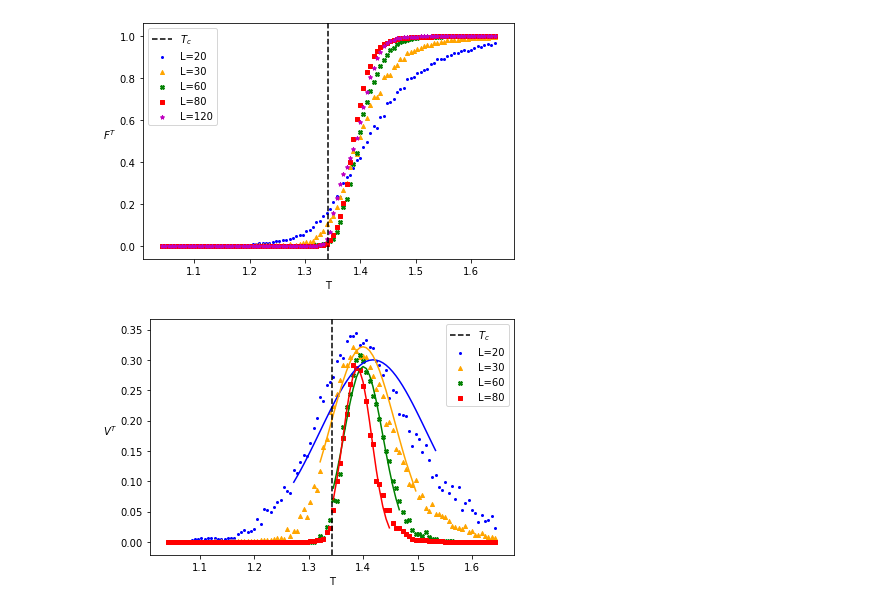
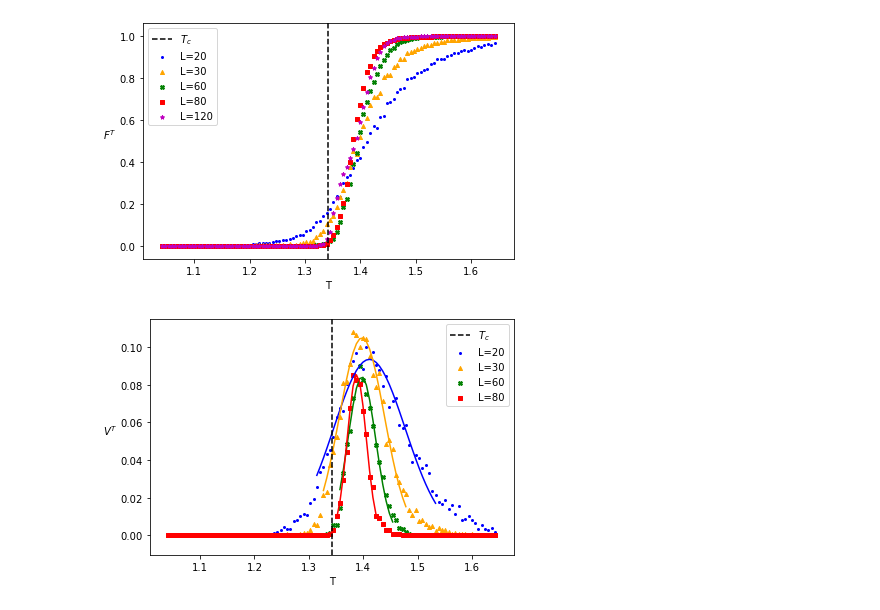
Before and after one commit to diana-sukhoverkhova/ising-nn-plots, a Jupyter notebook: get_F_V_plots.ipynb, the cells around one changed output. Drawn from its saved outputs; the diff is of its cells as text; code cells hidden in the pictures.

```diff
--- a/get_F_V_plots.ipynb
+++ b/get_F_V_plots.ipynb
@@ -16,7 +16,7 @@ def average_outs(outs):
     return np.array([sum(outs[i*512:(i+1)*512])/512 for i in range(num_temps)])
 
 def stds_outs(outs):
-    return np.array([np.std(outs[i*512:(i+1)*512]) for i in range(num_temps)])
+    return np.power(np.array([np.std(outs[i*512:(i+1)*512]) for i in range(num_temps)]), 2)
 
 num_temps = 100
 
@@ -71,7 +71,8 @@ plt.savefig(f'images/sq-{M}-F.png')
 def gaussian(x, amp, mu, sigma):
     return (amp/(np.sqrt(2*np.pi)*sigma))*np.exp(-(x-mu)**2 / (2*sigma**2))
 
-threshold = [0.1, 0.1, 0.05, 0.05, 0.01]
+# threshold = [0.1, 0.1, 0.05, 0.05, 0.01]
+threshold = [0.02, 0.02, 0.01, 0.01, 0.005]
 
 data = [stds_outs(outs_[j][:, 0])[stds_outs(outs_[j][:, 0]) > threshold[j]] for j in range(len(Ls))]
 temp = [T[stds_outs(outs_[j][:, 0]) > threshold[j]] for j in range(len(Ls))]
@@ -129,7 +130,7 @@ for i, L in enumerate(Ls):
 # %%
 ### plot of predictions F(T) ###
 
-sfor i, L in enumerate(Ls):
+for i, L in enumerate(Ls):
     plt.scatter(T, average_outs(outs_[i]), marker=markers[i], label=f'L={L}', c=colors[i], s=16)
     plt.xlabel('T')
     plt.ylabel('$F^T$', rotation='horizontal', labelpad=10.0)
@@ -143,28 +144,29 @@ plt.savefig(f'images/tr-{Jd}-F.png')
 # %%
 ### get parameters of Gaussian fit ###
 
 def gaussian(x, amp, mu, sigma):
     return (amp/(np.sqrt(2*np.pi)*sigma))*np.exp(-(x-mu)**2 / (2*sigma**2))
 
-threshold = [0.1, 0.1, 0.05, 0.05, 0.01]
+# threshold = [0.1, 0.1, 0.05, 0.05, 0.01]
+threshold = [0.02, 0.02, 0.01, 0.01, 0.005]
 
 data = [stds_outs(outs_[j])[stds_outs(outs_[j]) > threshold[j]] for j in range(len(Ls))]
 temp = [T[stds_outs(outs_[j]) > threshold[j]] for j in range(len(Ls))]
 
 with open(f'var_params/triangular/popt_{Jd}.npy', 'rb') as f:
     popt_ = np.load(f)
 
 ### plot of variance of F(T) = V(T) and Gaussian fit ###
 
 for i, L in enumerate(Ls[:-1]):
     plt.scatter(T, stds_outs(outs_[i]), marker=markers[i], label=f'L={L}', c=colors[i], s=16)
     plt.plot(temp[i], gaussian(temp[i], popt_[i][0], popt_[i][1], popt_[i][2]), c=colors[i])
     plt.xlabel('T')
     plt.ylabel('$V^T$', rotation='horizontal', labelpad=10.0)
 
 plt.axvline(x=T_c, color='black', linestyle='--', label='$T_c$')
 plt.legend()
 plt.tight_layout()
 plt.savefig(f'images/tr-{M}-V.png')
 # %% [output]
-[figure, old version]
+[figure, new version]
```
Also changed, not shown: parts of 1 cell of this notebook, 31 other files.
